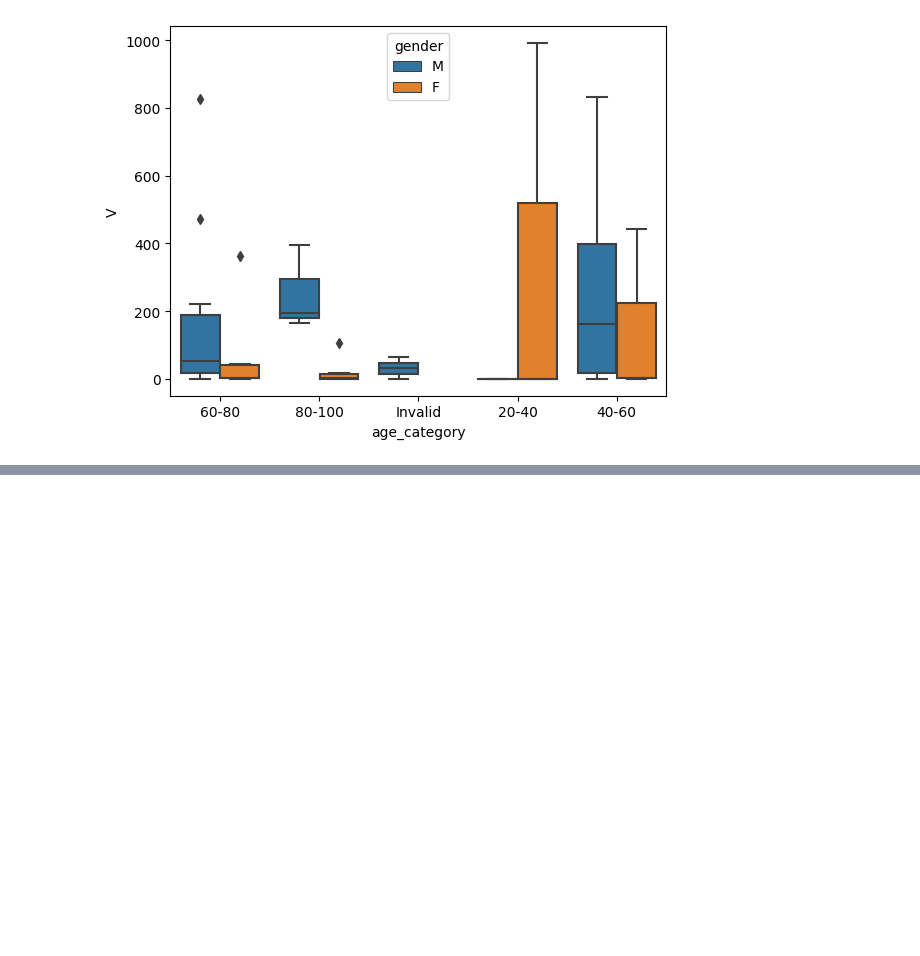
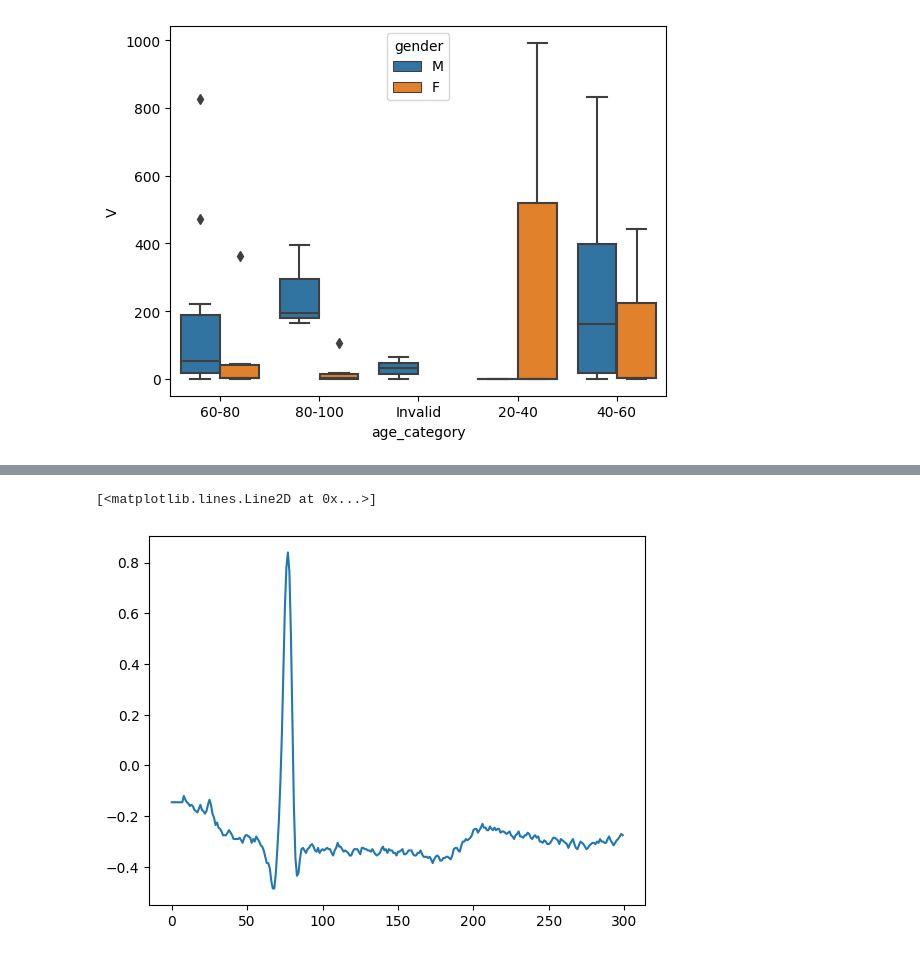
Before and after one commit to Alton1998/Arrhythmia-Detection, a Jupyter notebook: Arrhythmia Detection EDA.ipynb, the cells around one changed output, grey strips where cells are left out. Saved outputs shown, nothing was run; the diff lists cells and outputs as text; code cells hidden in the pictures; blank space fills up the shorter version.

```diff
--- a/Arrhythmia Detection EDA.ipynb
+++ b/Arrhythmia Detection EDA.ipynb
@@ -455,0 +459,2 @@ Name: count, dtype: int64
+# %%
+signal = records[0].ecg_signal()
@@ -455,0 +467,5 @@ Name: count, dtype: int64
+# %%
+plt.plot(signal[:300,0])
+# %% [output]
+[<matplotlib.lines.Line2D at 0x...>]
+[figure, added]
```
Also changed, not shown: parts of 30 cells of this notebook, 6 other files.
